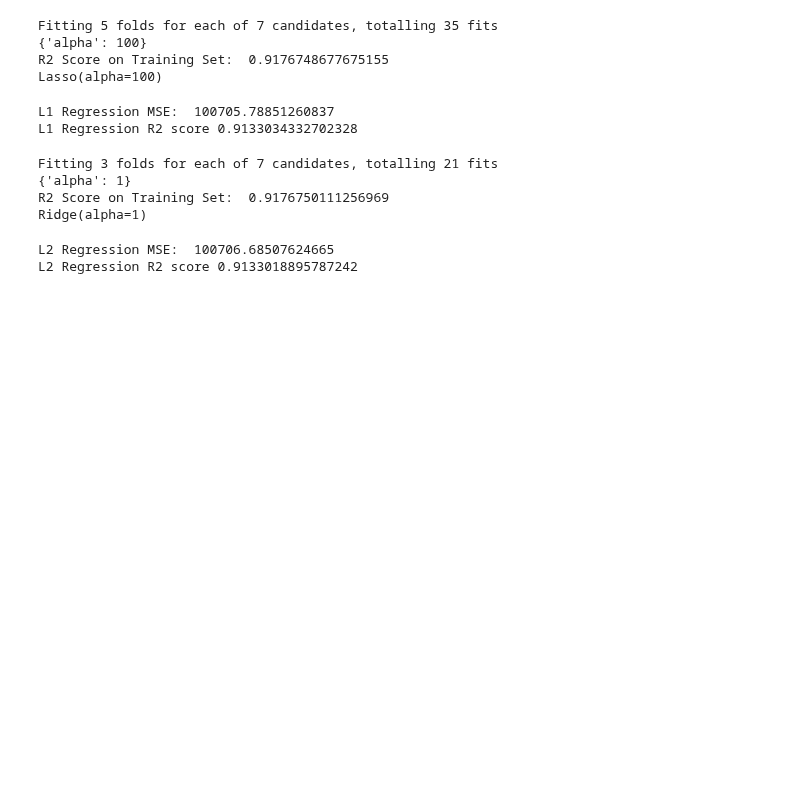
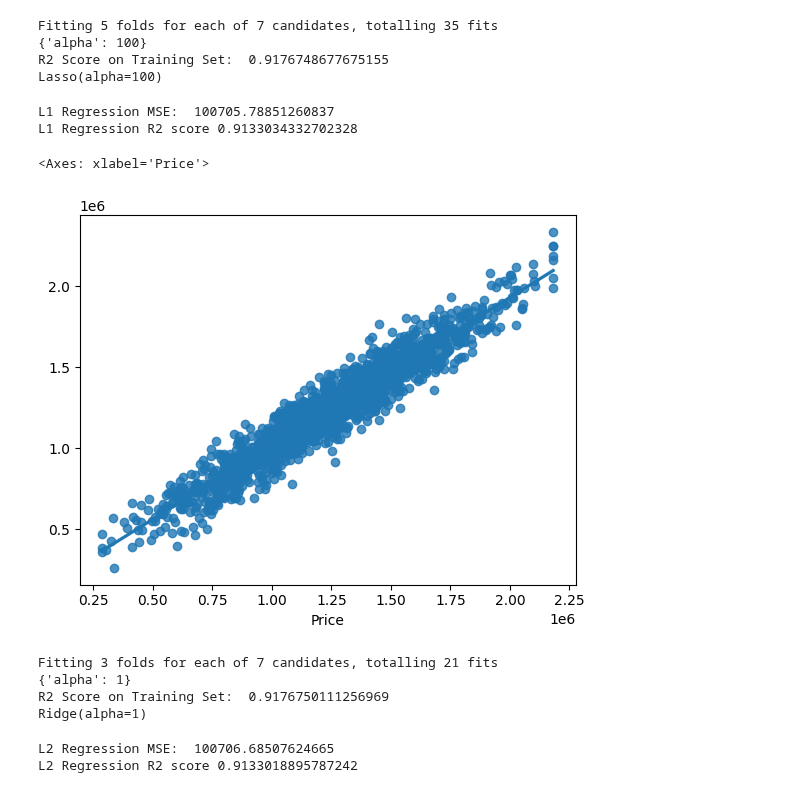
Before and after one commit to Harsh502s/ML-Assignments, a Jupyter notebook: ML Pesentation/Presentation.ipynb, the cells around one changed output. Saved outputs shown, nothing was run; the diff lists cells and outputs as text; code cells hidden in the pictures; blank space fills up the shorter version.

```diff
--- a/ML Pesentation/Presentation.ipynb
+++ b/ML Pesentation/Presentation.ipynb
@@ -100,14 +109,17 @@ Lasso(alpha=100)
 # %%
 # apply L1 regression
 lasso = Lasso(**grid_search_lasso.best_params_)
 lasso.fit(X_train, y_train)
 lasso_predictions = lasso.predict(X_test)
 lasso_mse = mean_squared_error(y_test, lasso_predictions)**0.5
 print("L1 Regression MSE: ", lasso_mse)
 print('L1 Regression R2 score',r2_score(y_test, lasso_predictions))
+sns.regplot(x=y_test, y=lasso_predictions, fit_reg=True)
 # %% [output]
 L1 Regression MSE:  100705.78851260837
 L1 Regression R2 score 0.9133034332702328
+<Axes: xlabel='Price'>
+[figure, added]
 # %%
 from sklearn.model_selection import GridSearchCV
 
```
Also changed, not shown: parts of 3 cells of this notebook.
